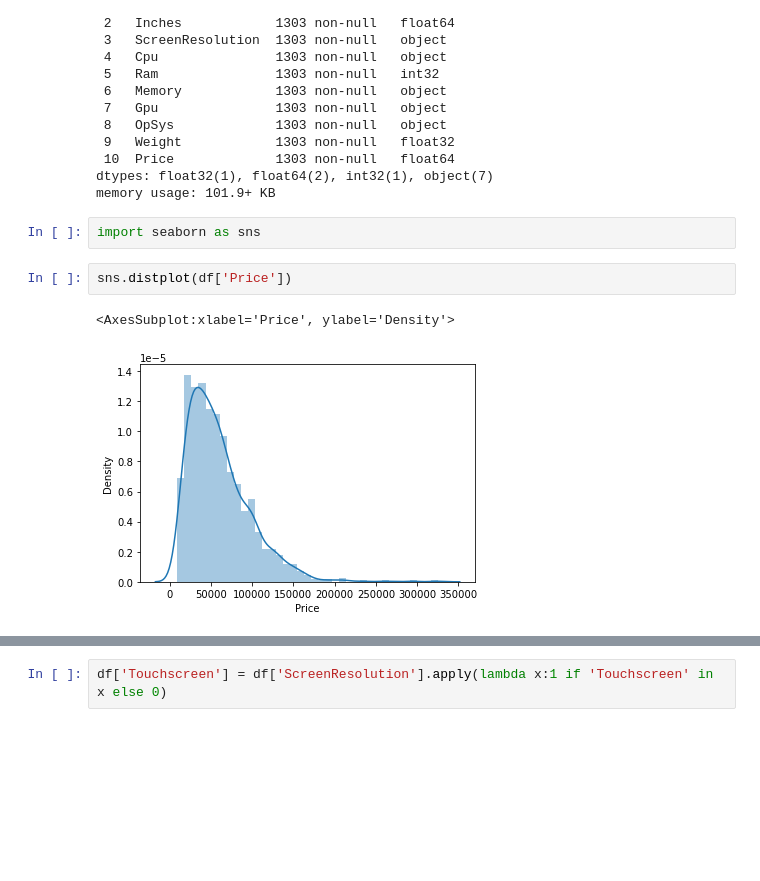
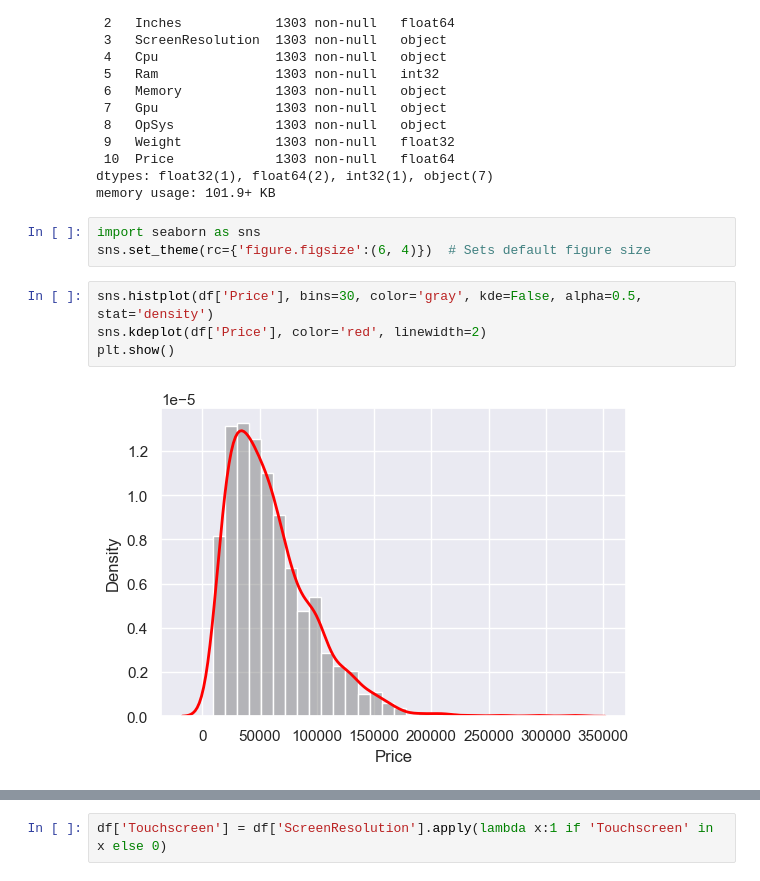
Before and after one commit to SaimanGiri/laptop-price-predictor, a Jupyter notebook: laptop-price-predictor.ipynb, the cells around one changed output, grey strips where cells are left out. Drawn from its saved outputs; the diff is of its cells as text; blank space fills up the shorter version.

```diff
--- a/laptop-price-predictor.ipynb
+++ b/laptop-price-predictor.ipynb
@@ -108,11 +108,13 @@ dtypes: float32(1), float64(2), int32(1), object(7)
 memory usage: 101.9+ KB
 # %%
 import seaborn as sns
+sns.set_theme(rc={'figure.figsize':(6, 4)})  # Sets default figure size
 # %%
-sns.distplot(df['Price'])
+sns.histplot(df['Price'], bins=30, color='gray', kde=False, alpha=0.5, stat='density')
+sns.kdeplot(df['Price'], color='red', linewidth=2)
+plt.show()
 # %% [output]
-<AxesSubplot:xlabel='Price', ylabel='Density'>
-[figure, old version]
+[figure, new version]
 # %%
 df['Company'].value_counts().plot(kind='bar')
 # %% [output]
```
Also changed, not shown: parts of 47 cells of this notebook.
